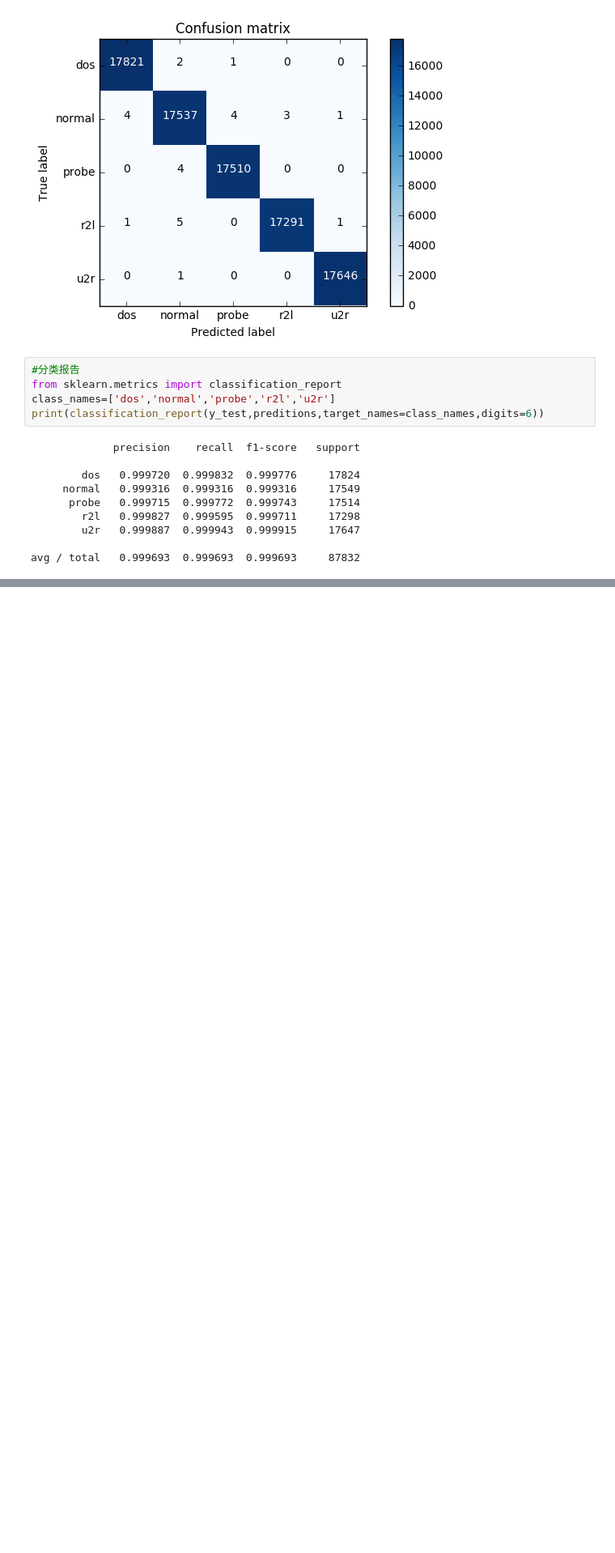
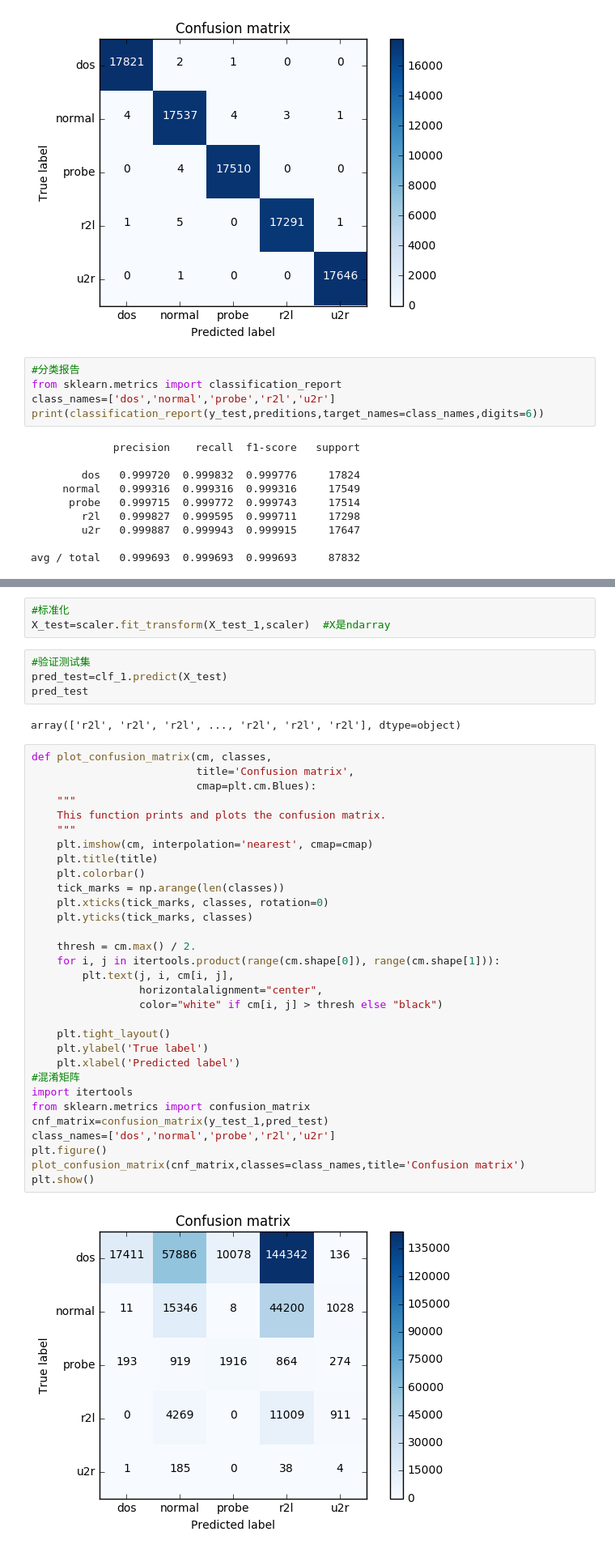
Before and after one commit to JasonCh17/Intrusion_Detection_20171220, a Jupyter notebook: 5.去0+去重+onehot+上采样+标准化.ipynb, the cells around one changed output, grey strips where cells are left out. Shown at 81% size. Saved outputs shown, nothing was run; the diff lists cells and outputs as text; blank space fills up the shorter version.

```diff
--- a/5.去0+去重+onehot+上采样+标准化.ipynb
+++ b/5.去0+去重+onehot+上采样+标准化.ipynb
@@ -294,0 +360,42 @@ avg / total   0.999693  0.999693  0.999693     87832
+# %%
+#标准化
+X_test=scaler.fit_transform(X_test_1,scaler)  #X是ndarray
+# %%
+#验证测试集
+pred_test=clf_1.predict(X_test)
+pred_test
+# %% [output]
+array(['r2l', 'r2l', 'r2l', ..., 'r2l', 'r2l', 'r2l'], dtype=object)
+# %%
+def plot_confusion_matrix(cm, classes,
+                          title='Confusion matrix',
+                          cmap=plt.cm.Blues):
+    """
+    This function prints and plots the confusion matrix.
+    """
+    plt.imshow(cm, interpolation='nearest', cmap=cmap)
+    plt.title(title)
+    plt.colorbar()
+    tick_marks = np.arange(len(classes))
+    plt.xticks(tick_marks, classes, rotation=0)
+    plt.yticks(tick_marks, classes)
+
+    thresh = cm.max() / 2.
+    for i, j in itertools.product(range(cm.shape[0]), range(cm.shape[1])):
+        plt.text(j, i, cm[i, j],
+                 horizontalalignment="center",
+                 color="white" if cm[i, j] > thresh else "black")
+
+    plt.tight_layout()
+    plt.ylabel('True label')
+    plt.xlabel('Predicted label')
+#混淆矩阵
+import itertools
+from sklearn.metrics import confusion_matrix
+cnf_matrix=confusion_matrix(y_test_1,pred_test)
+class_names=['dos','normal','probe','r2l','u2r']
+plt.figure()
+plot_confusion_matrix(cnf_matrix,classes=class_names,title='Confusion matrix')
+plt.show()
+# %% [output]
+[figure, added]
```
Also changed, not shown: parts of 5 cells of this notebook, 6 other files.
